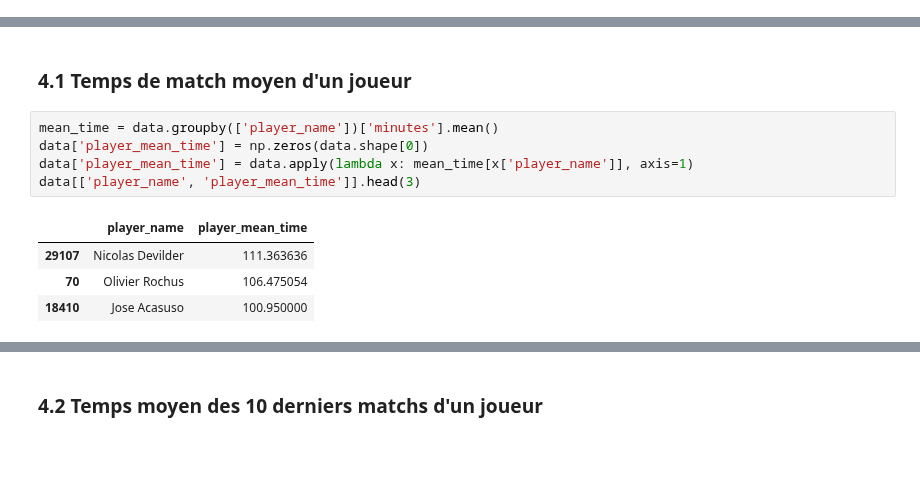
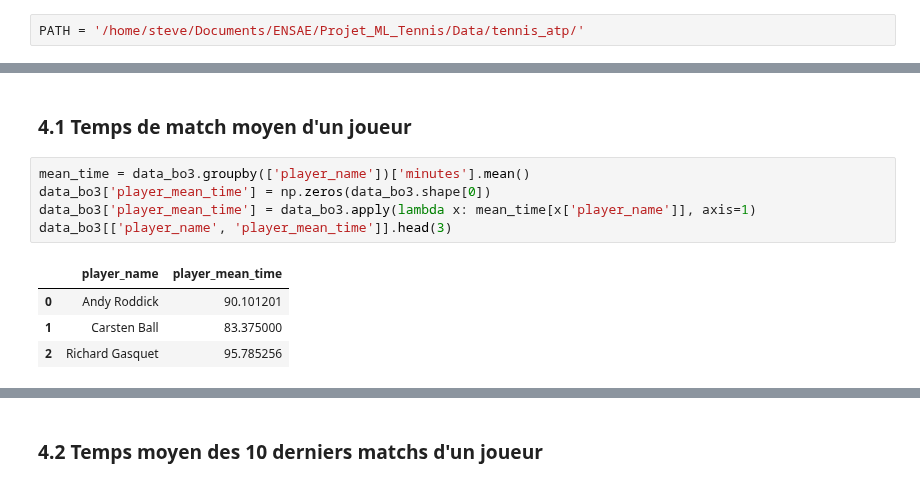
Before and after one commit to CesarRoaldes/tennis_match_time, a Jupyter notebook: Features engineering.ipynb, the cells around one changed output, grey strips where cells are left out. Saved outputs shown, nothing was run; the diff lists cells and outputs as text; blank space fills up the shorter version.

```diff
--- a/Features engineering.ipynb
+++ b/Features engineering.ipynb
@@ -59,3 +57,5 @@ PATH = '/home/steve/Documents/ENSAE/Projet_ML_Tennis/Data/tennis_atp/'
+# %%
+PATH = '/home/steve/Documents/ENSAE/Projet_ML_Tennis/Data/tennis_atp/'
 # %%
 data = pd.read_csv(PATH+'atp_matches_2010.csv')
 for annee in range(2000, 2020):
@@ -332,12 +376,12 @@ True
 # %% [markdown]
 ### 4.1 Temps de match moyen d'un joueur
 # %%
-mean_time = data.groupby(['player_name'])['minutes'].mean()
-data['player_mean_time'] = np.zeros(data.shape[0])
-data['player_mean_time'] = data.apply(lambda x: mean_time[x['player_name']], axis=1)
-data[['player_name', 'player_mean_time']].head(3)
+mean_time = data_bo3.groupby(['player_name'])['minutes'].mean()
+data_bo3['player_mean_time'] = np.zeros(data_bo3.shape[0])
+data_bo3['player_mean_time'] = data_bo3.apply(lambda x: mean_time[x['player_name']], axis=1)
+data_bo3[['player_name', 'player_mean_time']].head(3)
 # %% [output]
 |  | player_name | player_mean_time |
-| 29107 | Nicolas Devilder | 111.363636 |
-| 70 | Olivier Rochus | 106.475054 |
-| 18410 | Jose Acasuso | 100.950000 |
+| 0 | Andy Roddick | 90.101201 |
+| 1 | Carsten Ball | 83.375000 |
+| 2 | Richard Gasquet | 95.785256 |
```
Also changed, not shown: parts of 58 cells of this notebook.
